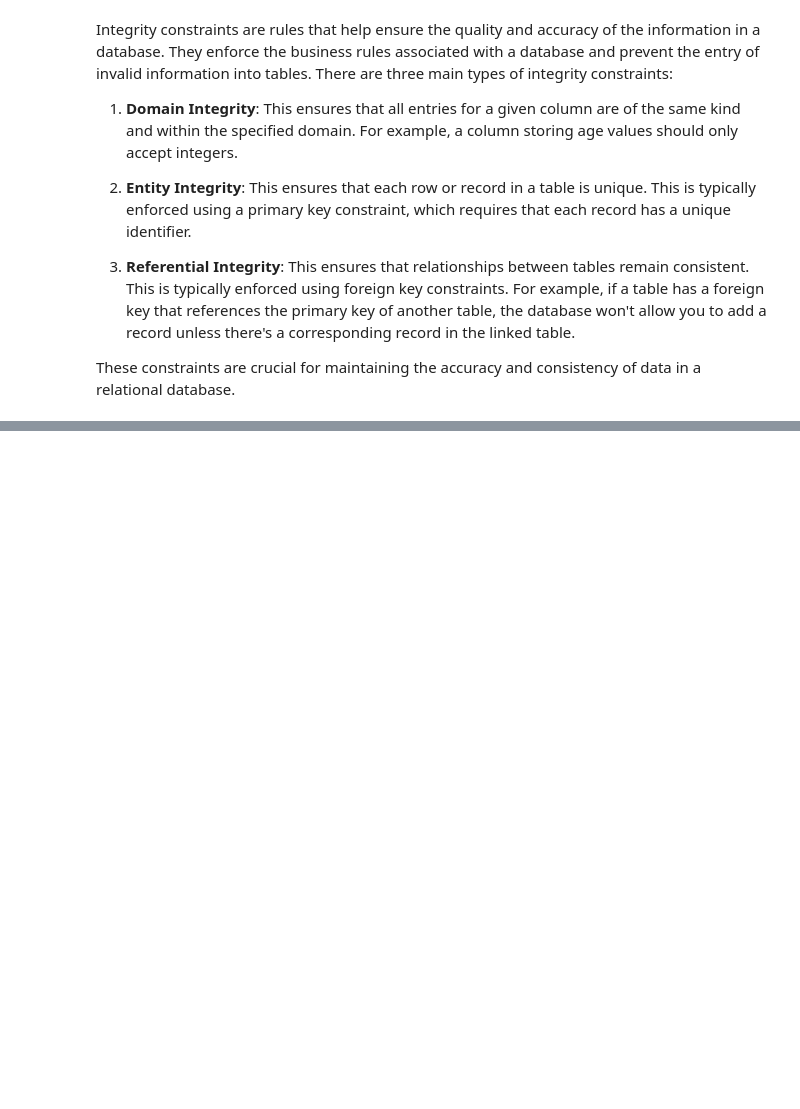
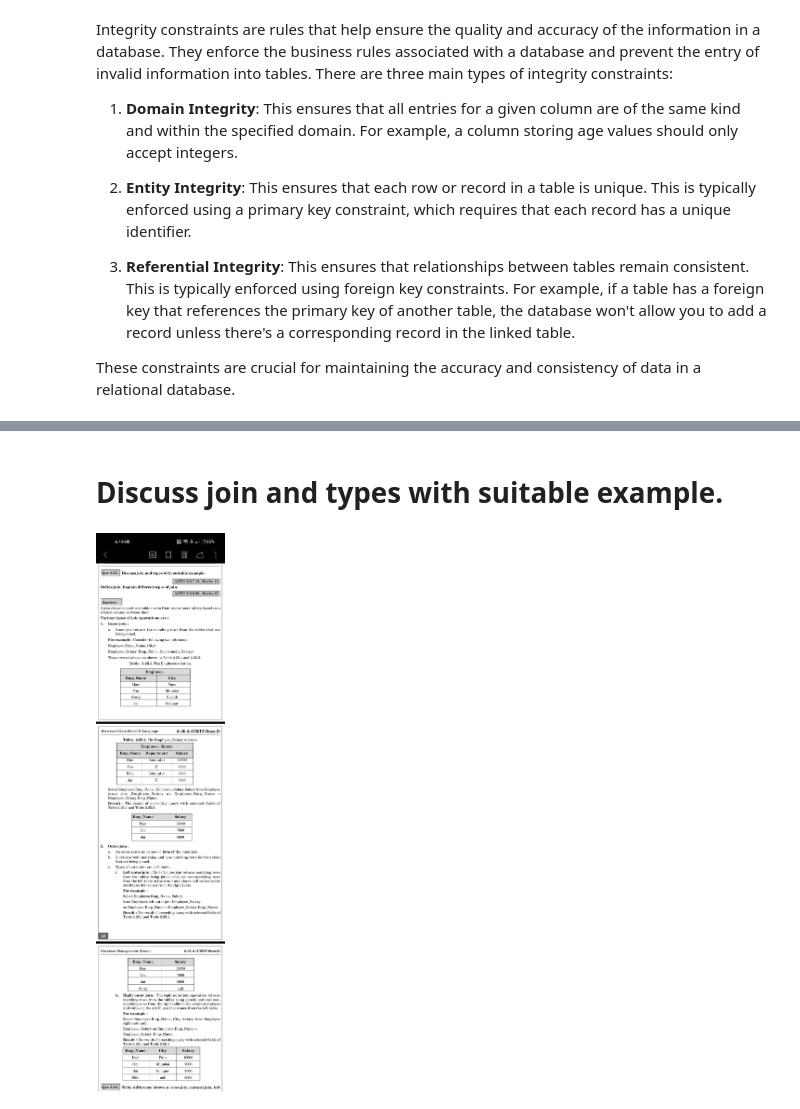
Before and after one commit to Ahmad10Raza/SQL, a Jupyter notebook: Relational Data Model.ipynb, the cells around one changed output, grey strips where cells are left out. Saved outputs shown, nothing was run; the diff lists cells and outputs as text; code cells hidden in the pictures; blank space fills up the shorter version.

```diff
--- a/Relational Data Model.ipynb
+++ b/Relational Data Model.ipynb
@@ -47,0 +620,6 @@ These constraints are crucial for maintaining the accuracy and consistency of da
+# %% [markdown]
+# Discuss join and types with suitable example.
+# %%
+Image('images/Screenshot_2024-01-17-18-14-15-00.jpg',width=1000)
+# %% [output]
+[figure, added]
```
Also changed, not shown: parts of 106 cells of this notebook, 2 other files.
